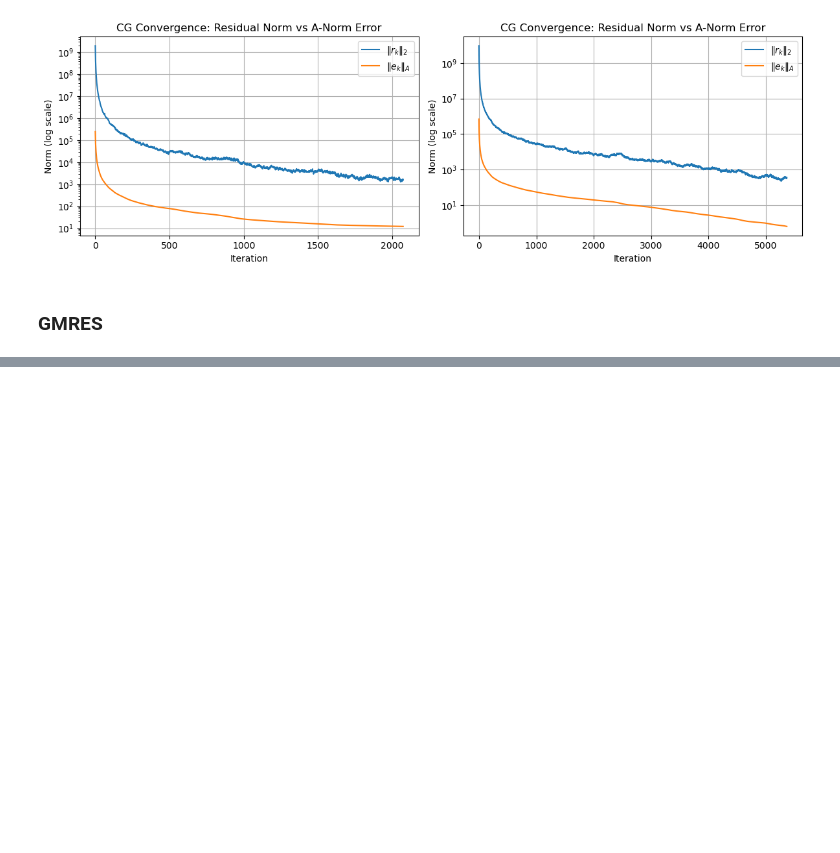
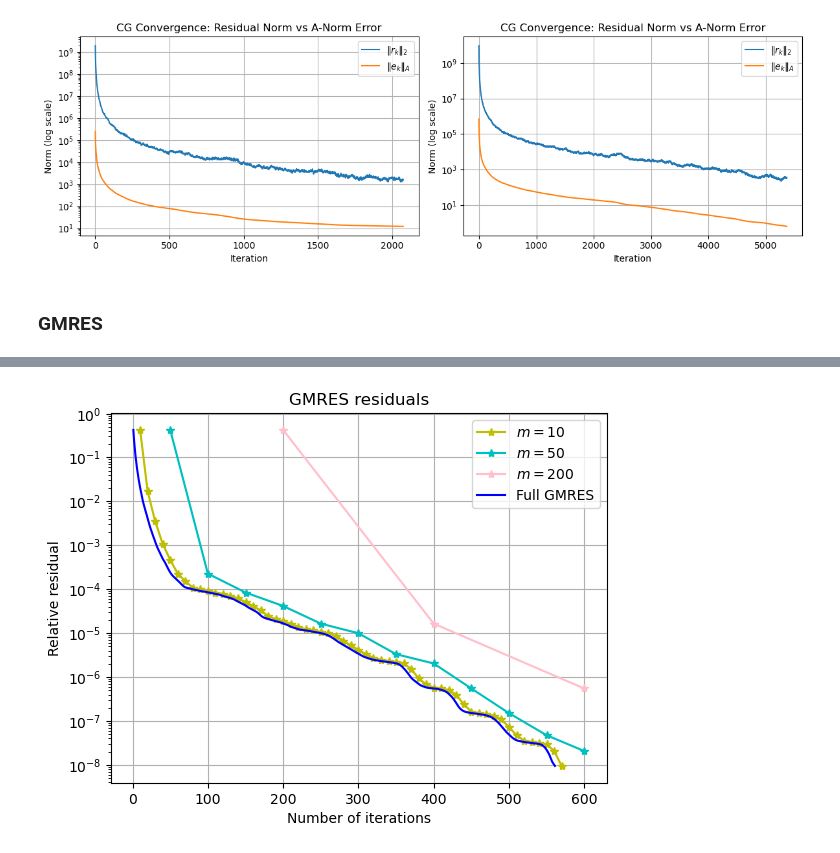
Before and after one commit to Lezgo11/FIShy, a Jupyter notebook: Project_1.ipynb, the cells around one changed output, grey strips where cells are left out. Saved outputs shown, nothing was run; the diff lists cells and outputs as text; code cells hidden in the pictures; blank space fills up the shorter version.

```diff
--- a/Project_1.ipynb
+++ b/Project_1.ipynb
@@ -376,0 +86,2 @@ decompressed_matrix= decompress_msr(filename)
+# %%
+x, residuals, x_axis = gmres_2(filename, relative_residual=1e-8,k_dim=1, max_iterations=600, precon_method="identity")
@@ -376,0 +137,2 @@ decompressed_matrix= decompress_msr(filename)
+# %%
+x_10, residuals_10, x_axis_10 = gmres_2(filename, relative_residual=1e-8,k_dim=10, max_iterations=600, precon_method="identity")
@@ -376,0 +143,2 @@ decompressed_matrix= decompress_msr(filename)
+# %%
+x_50, residuals_50, x_axis_50 = gmres_2(filename, relative_residual=1e-8,k_dim=50, max_iterations=600, precon_method="identity")
@@ -376,0 +147,17 @@ decompressed_matrix= decompress_msr(filename)
+# %%
+x_200, residuals_200, x_axis_200 = gmres_2(filename, relative_residual=1e-8,k_dim=200, max_iterations=600, precon_method="identity")
+# %%
+plt.title("GMRES residuals")
+plt.xlabel("Number of iterations")
+plt.ylabel("Relative residual")
+
+plt.semilogy(x_axis_10, residuals_10,  '*-', color='y', label="$m=10$")
+plt.semilogy(x_axis_50, residuals_50, '*-', color='c', label="$m=50$")
+plt.semilogy(x_axis_200, residuals_200, '*-', color='pink', label="$m=200$")
+plt.semilogy(x_axis, residuals, color='b', label="Full GMRES")
+
+plt.legend()
+plt.grid()
+plt.show()
+# %% [output]
+[figure, added]
```
Also changed, not shown: parts of 21 cells of this notebook, 3 other files.
